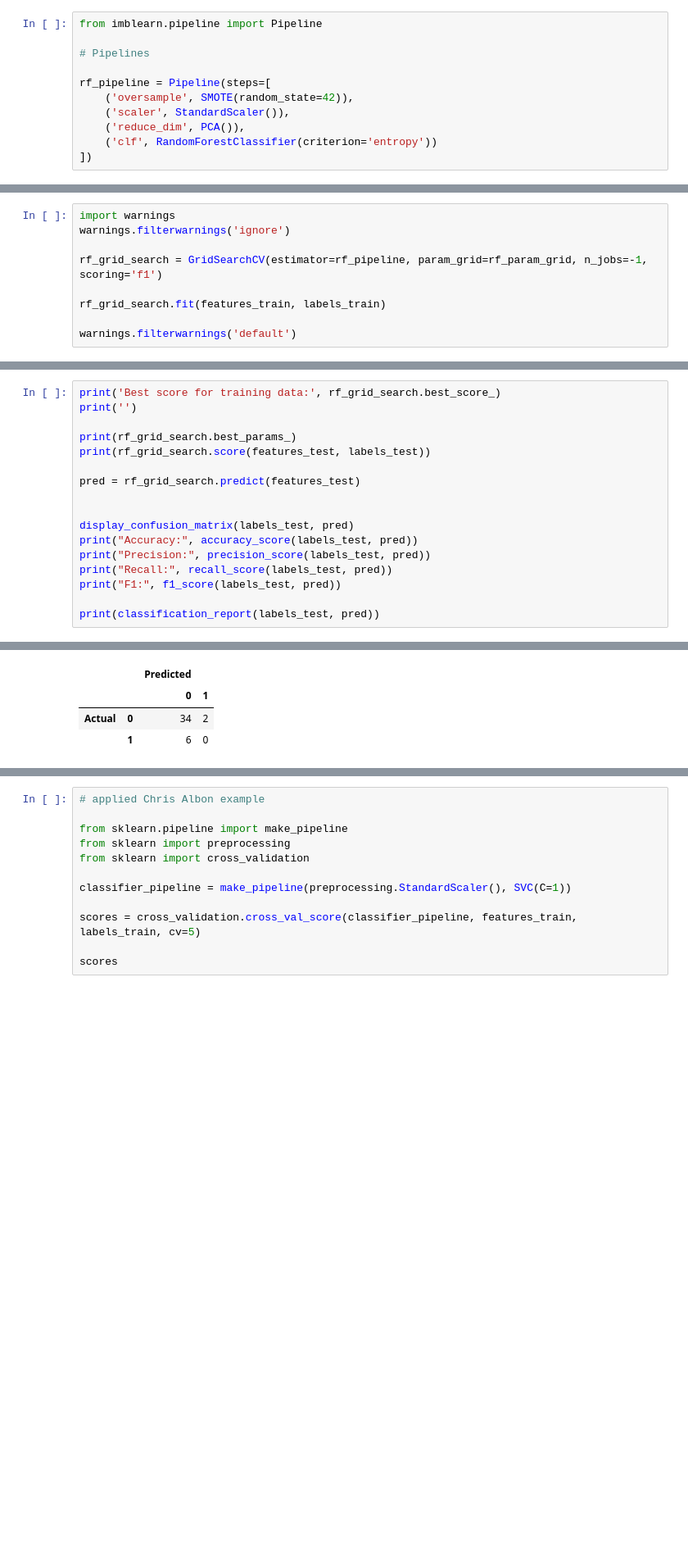
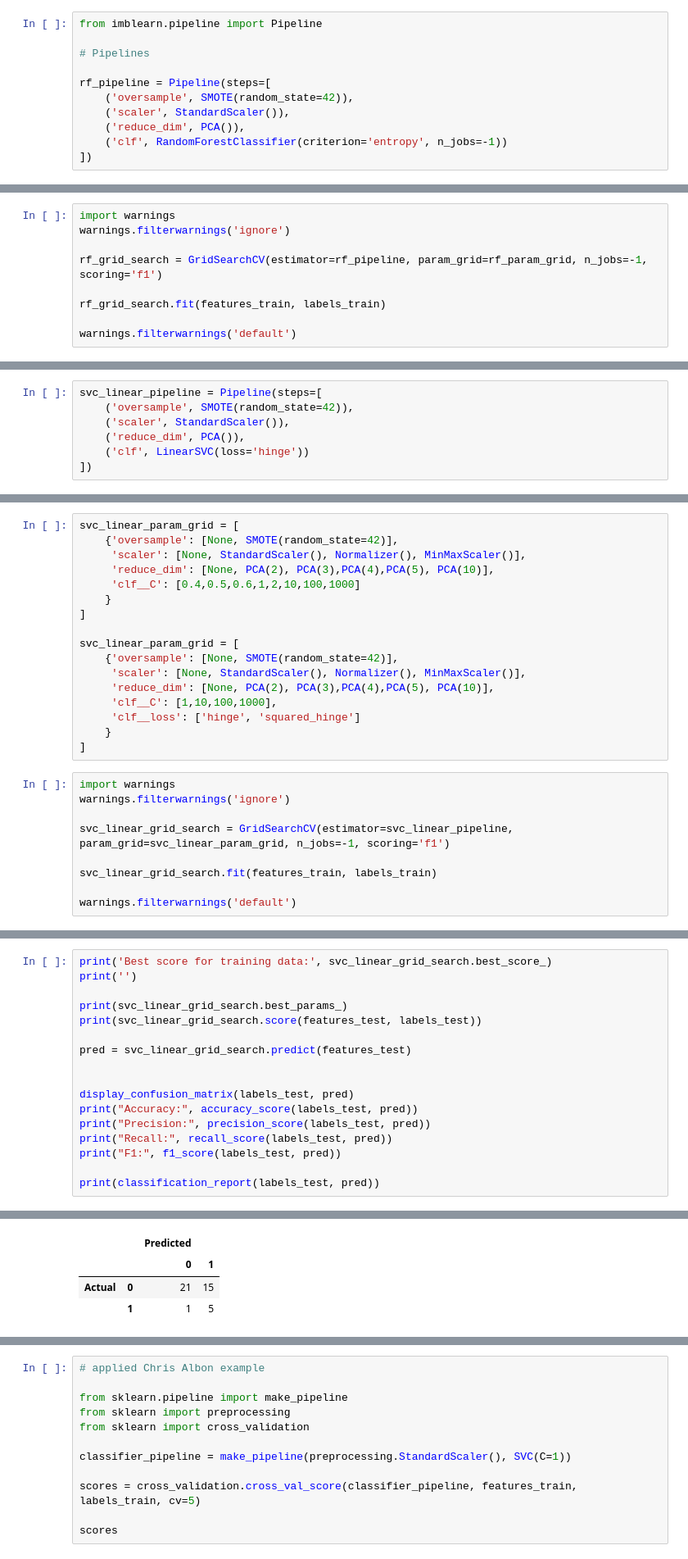
Before and after one commit to gisledb/udacity_nanodegree, a Jupyter notebook: p5_machine_learning/course_files/ud120-projects-master/final_project/poi_id.ipynb, the cells around one changed output, grey strips where cells are left out. Shown at 82% size. Cells and saved outputs as stored; diff of their text form; blank space fills up the shorter version.

Commit message:
Completed parameter tuning. Cleanup remains.

```diff
--- a/p5_machine_learning/course_files/ud120-projects-master/final_project/poi_id.ipynb
+++ b/p5_machine_learning/course_files/ud120-projects-master/final_project/poi_id.ipynb
@@ -890,7 +885,7 @@ rf_pipeline = Pipeline(steps=[
     ('oversample', SMOTE(random_state=42)),
     ('scaler', StandardScaler()),
     ('reduce_dim', PCA()),
-    ('clf', RandomForestClassifier(criterion='entropy'))
+    ('clf', RandomForestClassifier(criterion='entropy', n_jobs=-1))
 ])
 # %%
 clf = RandomForestClassifier(n_estimators = 500, max_leaf_nodes = 16, max_depth=4,
@@ -1006,0 +1156,7 @@ avg / total       0.87      0.83      0.85        42
+# %%
+svc_linear_pipeline = Pipeline(steps=[
+    ('oversample', SMOTE(random_state=42)),
+    ('scaler', StandardScaler()),
+    ('reduce_dim', PCA()),
+    ('clf', LinearSVC(loss='hinge'))
+])
@@ -1006,0 +1180,26 @@ avg / total       0.87      0.83      0.85        42
+# %%
+svc_linear_param_grid = [
+    {'oversample': [None, SMOTE(random_state=42)],
+     'scaler': [None, StandardScaler(), Normalizer(), MinMaxScaler()],
+     'reduce_dim': [None, PCA(2), PCA(3),PCA(4),PCA(5), PCA(10)],
+     'clf__C': [0.4,0.5,0.6,1,2,10,100,1000]
+    }
+]
+
+svc_linear_param_grid = [
+    {'oversample': [None, SMOTE(random_state=42)],
+     'scaler': [None, StandardScaler(), Normalizer(), MinMaxScaler()],
+     'reduce_dim': [None, PCA(2), PCA(3),PCA(4),PCA(5), PCA(10)],
+     'clf__C': [1,10,100,1000],
+     'clf__loss': ['hinge', 'squared_hinge']
+    }
+]
+# %%
+import warnings
+warnings.filterwarnings('ignore')
+
+svc_linear_grid_search = GridSearchCV(estimator=svc_linear_pipeline, param_grid=svc_linear_param_grid, n_jobs=-1, scoring='f1')
+
+svc_linear_grid_search.fit(features_train, labels_train)
+
+warnings.filterwarnings('default')
@@ -1007,11 +1217,11 @@ avg / total       0.87      0.83      0.85        42
 # %%
-print('Best score for training data:', rf_grid_search.best_score_)
+print('Best score for training data:', svc_linear_grid_search.best_score_)
 print('')
 
-print(rf_grid_search.best_params_)
-print(rf_grid_search.score(features_test, labels_test))
+print(svc_linear_grid_search.best_params_)
+print(svc_linear_grid_search.score(features_test, labels_test))
 
-pred = rf_grid_search.predict(features_test)
+pred = svc_linear_grid_search.predict(features_test)
 
 
 display_confusion_matrix(labels_test, pred)
@@ -1029,4 +1241,4 @@ Best score for training data: 0.867346938776
 |  |  | Predicted |  |
 |  |  | 0 | 1 |
-| Actual | 0 | 34 | 2 |
-|  | 1 | 6 | 0 |
+| Actual | 0 | 21 | 15 |
+|  | 1 | 1 | 5 |
```
Also changed, not shown: parts of 33 cells of this notebook.
